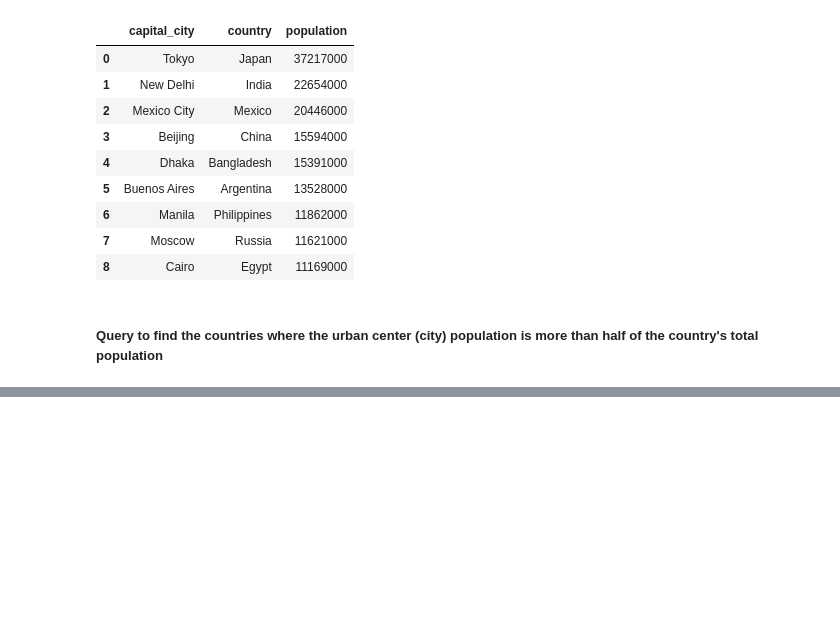
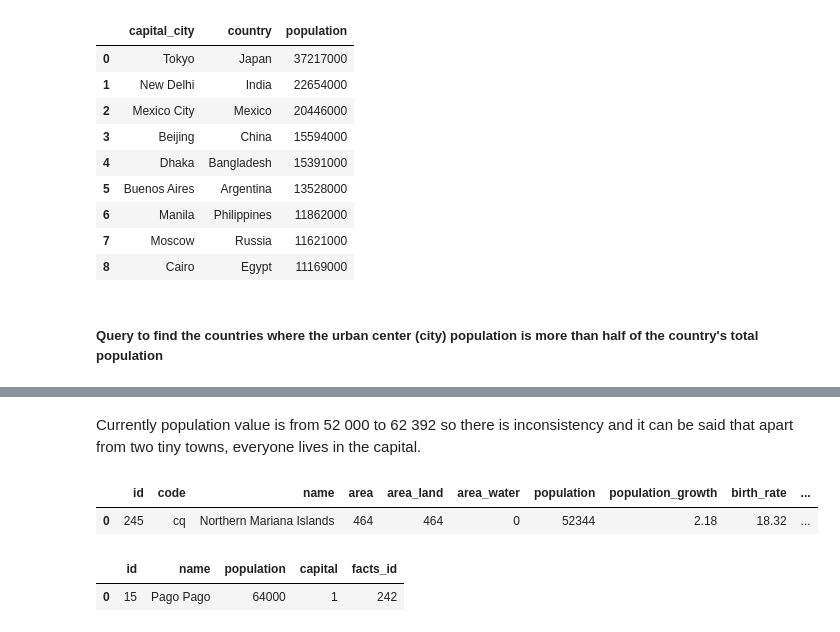
Before and after one commit to Ysbail/MiniProjects, a Jupyter notebook: SQL/The_World_Factbook.ipynb, the cells around one changed output, grey strips where cells are left out. Saved outputs shown, nothing was run; the diff lists cells and outputs as text; code cells hidden in the pictures; blank space fills up the shorter version.

```diff
--- a/SQL/The_World_Factbook.ipynb
+++ b/SQL/The_World_Factbook.ipynb
@@ -500,0 +533,18 @@ pd.read_sql_query(query, connection).head(10)
+# %% [markdown]
+Currently population value is from 52 000 to 62 392 so there is inconsistency and it can be said that apart from two tiny towns, everyone lives in the capital.
+# %%
+query = '''SELECT *
+            FROM facts
+            WHERE name == "Northern Mariana Islands"'''
+pd.read_sql_query(query, connection)
+# %% [output]
+|  | id | code | name | area | area_land | area_water | population | population_growth | birth_rate | ... |
+| 0 | 245 | cq | Northern Mariana Islands | 464 | 464 | 0 | 52344 | 2.18 | 18.32 | ... |
+# %%
+query = '''SELECT *
+            FROM cities
+            WHERE facts_id == 242'''
+pd.read_sql_query(query, connection)
+# %% [output]
+|  | id | name | population | capital | facts_id |
+| 0 | 15 | Pago Pago | 64000 | 1 | 242 |
```
Also changed, not shown: parts of 9 cells of this notebook.
